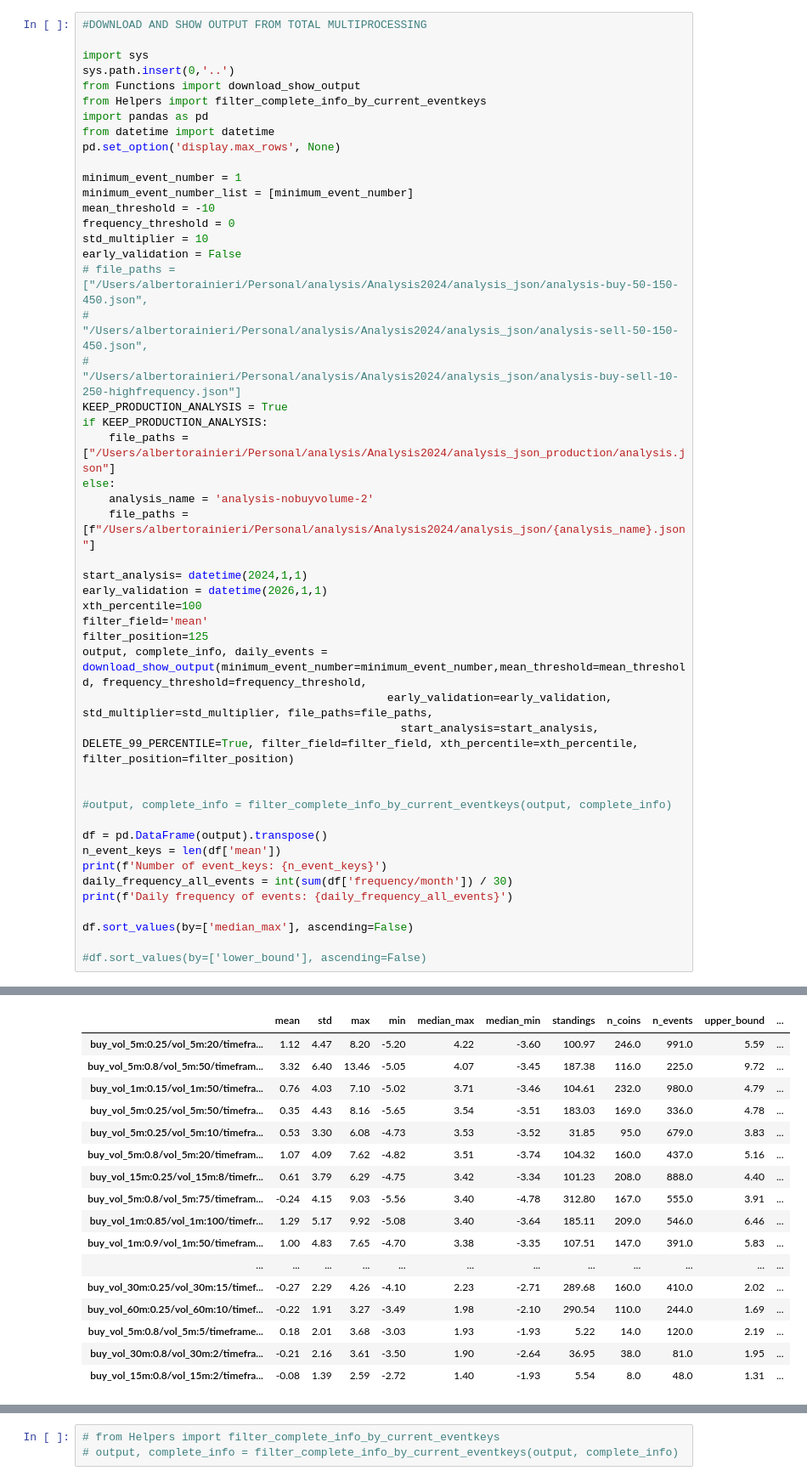
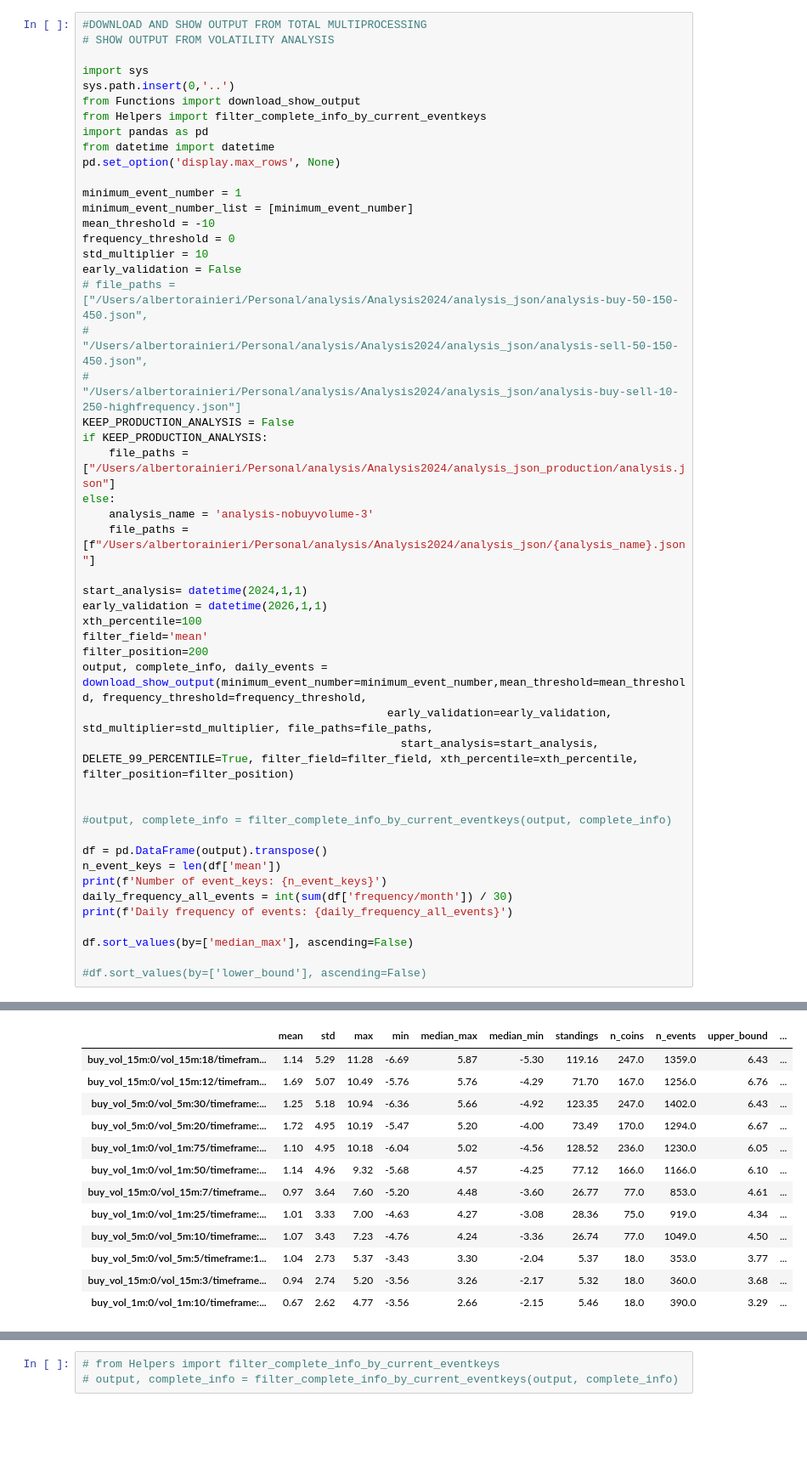
Before and after one commit to albertoRainieri/Crypto_Trading_System, a Jupyter notebook: analysis/Analysis2024/Analysis_official.ipynb, the cells around one changed output, grey strips where cells are left out. Shown: that part at 85% size. Drawn from its saved outputs; the diff is of its cells as text; blank space fills up the shorter version.

Commit message:
Analysis Upgrade

```diff
--- a/analysis/Analysis2024/Analysis_official.ipynb
+++ b/analysis/Analysis2024/Analysis_official.ipynb
@@ -51,5 +5,6 @@ FileNotFoundError: [Errno 2] No such file or directory: '/Volumes/PortableSSD/Al
 # %%
 #DOWNLOAD AND SHOW OUTPUT FROM TOTAL MULTIPROCESSING
+# SHOW OUTPUT FROM VOLATILITY ANALYSIS
 
 import sys
 sys.path.insert(0,'..')
@@ -68,18 +23,18 @@ early_validation = False
 # file_paths = ["/Users/albertorainieri/Personal/analysis/Analysis2024/analysis_json/analysis-buy-50-150-450.json",
 #              "/Users/albertorainieri/Personal/analysis/Analysis2024/analysis_json/analysis-sell-50-150-450.json",
 #              "/Users/albertorainieri/Personal/analysis/Analysis2024/analysis_json/analysis-buy-sell-10-250-highfrequency.json"]
-KEEP_PRODUCTION_ANALYSIS = True
+KEEP_PRODUCTION_ANALYSIS = False
 if KEEP_PRODUCTION_ANALYSIS:
     file_paths = ["/Users/albertorainieri/Personal/analysis/Analysis2024/analysis_json_production/analysis.json"]
 else:
-    analysis_name = 'analysis-nobuyvolume-2'
+    analysis_name = 'analysis-nobuyvolume-3'
     file_paths = [f"/Users/albertorainieri/Personal/analysis/Analysis2024/analysis_json/{analysis_name}.json"]
 
 start_analysis= datetime(2024,1,1)
 early_validation = datetime(2026,1,1)
 xth_percentile=100
 filter_field='mean'
-filter_position=125
+filter_position=200
 output, complete_info, daily_events = download_show_output(minimum_event_number=minimum_event_number,mean_threshold=mean_threshold, frequency_threshold=frequency_threshold,
                                               early_validation=early_validation, std_multiplier=std_multiplier, file_paths=file_paths,
                                                 start_analysis=start_analysis, DELETE_99_PERCENTILE=True, filter_field=filter_field, xth_percentile=xth_percentile, filter_position=filter_position)
@@ -103,20 +58,16 @@ Daily frequency of events: 24
 |  | mean | std | max | min | median_max | median_min | standings | n_coins | n_events | upper_bound | ... |
-| buy_vol_5m:0.25/vol_5m:20/timefra... | 1.12 | 4.47 | 8.20 | -5.20 | 4.22 | -3.60 | 100.97 | 246.0 | 991.0 | 5.59 | ... |
-| buy_vol_5m:0.8/vol_5m:50/timefram... | 3.32 | 6.40 | 13.46 | -5.05 | 4.07 | -3.45 | 187.38 | 116.0 | 225.0 | 9.72 | ... |
-| buy_vol_1m:0.15/vol_1m:50/timefra... | 0.76 | 4.03 | 7.10 | -5.02 | 3.71 | -3.46 | 104.61 | 232.0 | 980.0 | 4.79 | ... |
-| buy_vol_5m:0.25/vol_5m:50/timefra... | 0.35 | 4.43 | 8.16 | -5.65 | 3.54 | -3.51 | 183.03 | 169.0 | 336.0 | 4.78 | ... |
-| buy_vol_5m:0.25/vol_5m:10/timefra... | 0.53 | 3.30 | 6.08 | -4.73 | 3.53 | -3.52 | 31.85 | 95.0 | 679.0 | 3.83 | ... |
-| buy_vol_5m:0.8/vol_5m:20/timefram... | 1.07 | 4.09 | 7.62 | -4.82 | 3.51 | -3.74 | 104.32 | 160.0 | 437.0 | 5.16 | ... |
-| buy_vol_15m:0.25/vol_15m:8/timefr... | 0.61 | 3.79 | 6.29 | -4.75 | 3.42 | -3.34 | 101.23 | 208.0 | 888.0 | 4.40 | ... |
-| buy_vol_5m:0.8/vol_5m:75/timefram... | -0.24 | 4.15 | 9.03 | -5.56 | 3.40 | -4.78 | 312.80 | 167.0 | 555.0 | 3.91 | ... |
-| buy_vol_1m:0.85/vol_1m:100/timefr... | 1.29 | 5.17 | 9.92 | -5.08 | 3.40 | -3.64 | 185.11 | 209.0 | 546.0 | 6.46 | ... |
-| buy_vol_1m:0.9/vol_1m:50/timefram... | 1.00 | 4.83 | 7.65 | -4.70 | 3.38 | -3.35 | 107.51 | 147.0 | 391.0 | 5.83 | ... |
-| ... | ... | ... | ... | ... | ... | ... | ... | ... | ... | ... | ... |
-| buy_vol_30m:0.25/vol_30m:15/timef... | -0.27 | 2.29 | 4.26 | -4.10 | 2.23 | -2.71 | 289.68 | 160.0 | 410.0 | 2.02 | ... |
-| buy_vol_60m:0.25/vol_60m:10/timef... | -0.22 | 1.91 | 3.27 | -3.49 | 1.98 | -2.10 | 290.54 | 110.0 | 244.0 | 1.69 | ... |
-| buy_vol_5m:0.8/vol_5m:5/timeframe... | 0.18 | 2.01 | 3.68 | -3.03 | 1.93 | -1.93 | 5.22 | 14.0 | 120.0 | 2.19 | ... |
-| buy_vol_30m:0.8/vol_30m:2/timefra... | -0.21 | 2.16 | 3.61 | -3.50 | 1.90 | -2.64 | 36.95 | 38.0 | 81.0 | 1.95 | ... |
-| buy_vol_15m:0.8/vol_15m:2/timefra... | -0.08 | 1.39 | 2.59 | -2.72 | 1.40 | -1.93 | 5.54 | 8.0 | 48.0 | 1.31 | ... |
+| buy_vol_15m:0/vol_15m:18/timefram... | 1.14 | 5.29 | 11.28 | -6.69 | 5.87 | -5.30 | 119.16 | 247.0 | 1359.0 | 6.43 | ... |
+| buy_vol_15m:0/vol_15m:12/timefram... | 1.69 | 5.07 | 10.49 | -5.76 | 5.76 | -4.29 | 71.70 | 167.0 | 1256.0 | 6.76 | ... |
+| buy_vol_5m:0/vol_5m:30/timeframe:... | 1.25 | 5.18 | 10.94 | -6.36 | 5.66 | -4.92 | 123.35 | 247.0 | 1402.0 | 6.43 | ... |
+| buy_vol_5m:0/vol_5m:20/timeframe:... | 1.72 | 4.95 | 10.19 | -5.47 | 5.20 | -4.00 | 73.49 | 170.0 | 1294.0 | 6.67 | ... |
+| buy_vol_1m:0/vol_1m:75/timeframe:... | 1.10 | 4.95 | 10.18 | -6.04 | 5.02 | -4.56 | 128.52 | 236.0 | 1230.0 | 6.05 | ... |
+| buy_vol_1m:0/vol_1m:50/timeframe:... | 1.14 | 4.96 | 9.32 | -5.68 | 4.57 | -4.25 | 77.12 | 166.0 | 1166.0 | 6.10 | ... |
+| buy_vol_15m:0/vol_15m:7/timeframe... | 0.97 | 3.64 | 7.60 | -5.20 | 4.48 | -3.60 | 26.77 | 77.0 | 853.0 | 4.61 | ... |
+| buy_vol_1m:0/vol_1m:25/timeframe:... | 1.01 | 3.33 | 7.00 | -4.63 | 4.27 | -3.08 | 28.36 | 75.0 | 919.0 | 4.34 | ... |
+| buy_vol_5m:0/vol_5m:10/timeframe:... | 1.07 | 3.43 | 7.23 | -4.76 | 4.24 | -3.36 | 26.74 | 77.0 | 1049.0 | 4.50 | ... |
+| buy_vol_5m:0/vol_5m:5/timeframe:1... | 1.04 | 2.73 | 5.37 | -3.43 | 3.30 | -2.04 | 5.37 | 18.0 | 353.0 | 3.77 | ... |
+| buy_vol_15m:0/vol_15m:3/timeframe... | 0.94 | 2.74 | 5.20 | -3.56 | 3.26 | -2.17 | 5.32 | 18.0 | 360.0 | 3.68 | ... |
+| buy_vol_1m:0/vol_1m:10/timeframe:... | 0.67 | 2.62 | 4.77 | -3.56 | 2.66 | -2.15 | 5.46 | 18.0 | 390.0 | 3.29 | ... |
 # %%
 daily_events
 # %% [output]
```
Also changed, not shown: parts of 9 cells of this notebook, 3 other files.
